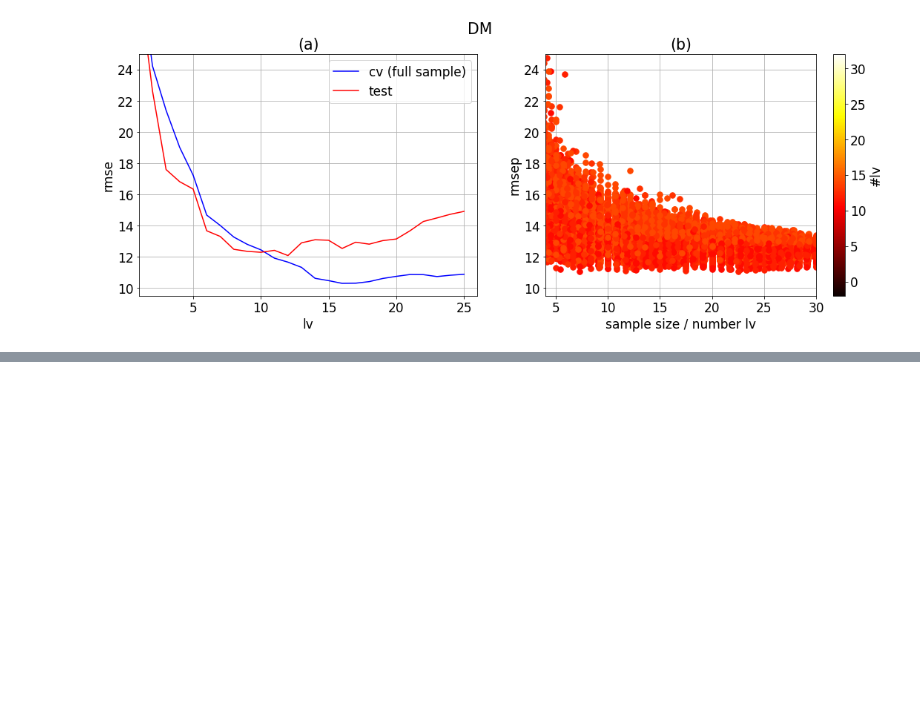
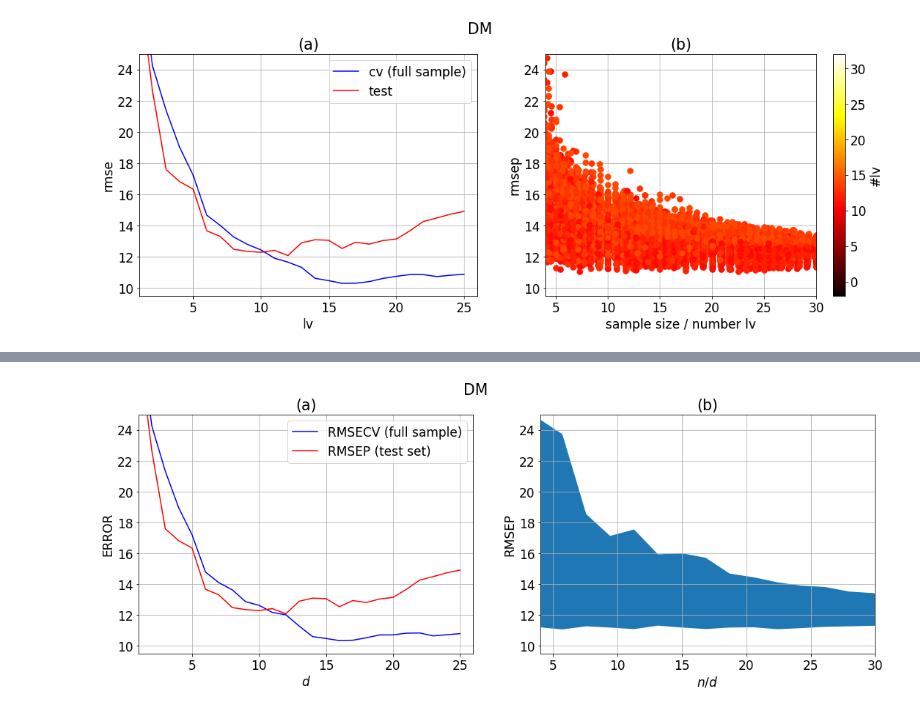
Before and after one commit to vfonsecad/unsupervised-sample-selection, a Jupyter notebook: scripts/d02_03_general_framework.ipynb, the cells around one changed output, grey strips where cells are left out. Cells and saved outputs as stored; diff of their text form; code cells hidden in the pictures; blank space fills up the shorter version.

```diff
--- a/scripts/d02_03_general_framework.ipynb
+++ b/scripts/d02_03_general_framework.ipynb
@@ -211,0 +265,35 @@ plt.show()
+# %%
+# --- visualization rmse 2
+
+
+plt.rcParams.update({'font.size': 17})
+fig, axs = plt.subplots(nrows = 1, ncols = 2, figsize = (18,6))
+
+
+axs[0].plot(np.arange(1, total_lv+1),cv_output[0], c="blue")
+axs[0].plot(np.arange(1, total_lv+1),rmsep[:,0], c = "red")
+axs[0].set_title("(a)")
+axs[0].set_xlim([1,total_lv+1])
+axs[0].set_ylim(ylims_plots[variable_name])
+axs[0].set_xlabel("$d$")
+axs[0].set_ylabel("ERROR")
+axs[0].legend(["RMSECV (full sample)", "RMSEP (test set)"])
+axs[0].grid()
+
+
+
+axs[1].fill_between(dict_plot_lines_groups["ss_d"], dict_plot_lines_groups["min"],dict_plot_lines_groups["max"])
+
+axs[1].grid()
+axs[1].set_xlabel("$n/d$")
+axs[1].set_ylabel(variable_name.upper())
+axs[1].set_xlim([4,30])
+axs[1].set_ylim(ylims_plots[variable_name])
+axs[1].set_title("(b)")
+
+
+plt.suptitle(chemical_comp_name.upper())
+plt.savefig(base_dir + "/manuscript/figures/" + caseID_key + "_general_framework.png",bbox_inches="tight")
+plt.show()
+# %% [output]
+[figure, added]
```
Also changed, not shown: parts of 1 cell of this notebook, 11 other files.
